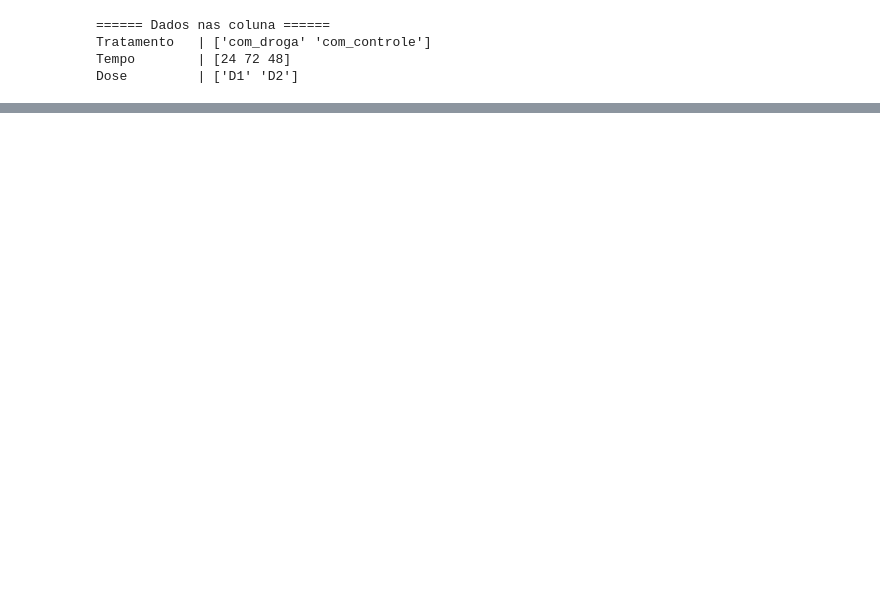
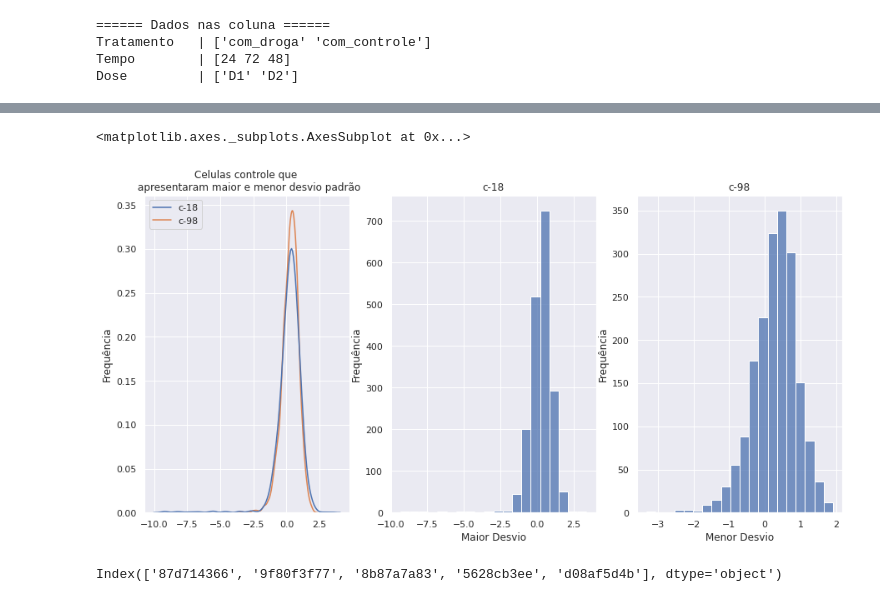
Before and after one commit to axeljunior/Alura-ImersaoDados, a Jupyter notebook: Imersão_Dados.ipynb, the cells around one changed output, grey strips where cells are left out. Saved outputs shown, nothing was run; the diff lists cells and outputs as text; code cells hidden in the pictures; blank space fills up the shorter version.

```diff
--- a/Imersão_Dados.ipynb
+++ b/Imersão_Dados.ipynb
@@ -210,0 +219,25 @@ Name: composto, Length: 3289, dtype: int64
+# %%
+fig, (ax1, ax2, ax3) = plt.subplots(nrows=1, ncols=3, figsize=(15,7))
+
+ax1.set_title('Celulas controle que \n apresentaram maior e menor desvio padrão')
+ax1.set_ylabel('Frequência')
+ax1.set_xlabel(' ')
+sns.kdeplot(data=indviduos_controle[['c-18','c-98']], ax=ax1)
+
+ax2.set_title('c-18')
+ax2.set_ylabel('Frequência')
+ax2.set_xlabel('Maior Desvio')
+sns.histplot(data=indviduos_controle['c-18'], ax=ax2, bins=20)
+
+ax3.set_title('c-98')
+ax3.set_ylabel('Frequência')
+ax3.set_xlabel('Menor Desvio')
+sns.histplot(data=indviduos_controle['c-98'], ax=ax3, bins=20)
+# %% [output]
+<matplotlib.axes._subplots.AxesSubplot at 0x...>
+[figure, added]
+# %%
+dados.composto.value_counts().index[0:5]
+dados.composto.value_counts().index[1:6]
+# %% [output]
+Index(['87d714366', '9f80f3f77', '8b87a7a83', '5628cb3ee', 'd08af5d4b'], dtype='object')
```
Also changed, not shown: parts of 22 cells of this notebook.
